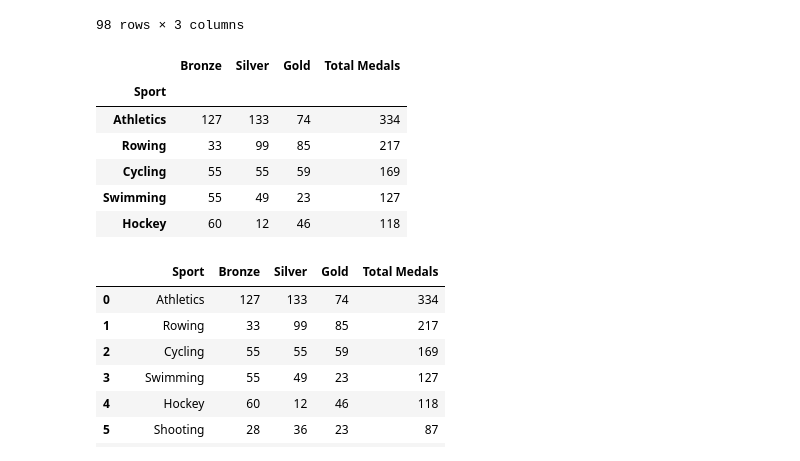
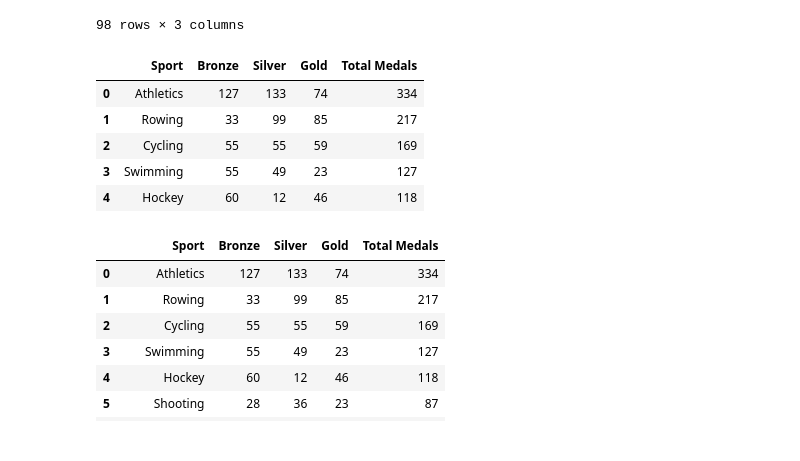
Before and after one commit to SCGlass/Databehandling_project_OS, a Jupyter notebook: Sam/Exercise_1.ipynb, the cells around one changed output. Cells and saved outputs as stored; diff of their text form; code cells hidden in the pictures.

```diff
--- a/Sam/Exercise_1.ipynb
+++ b/Sam/Exercise_1.ipynb
@@ -43,7 +45,10 @@ Email(SHA-256):  36e96648c5410d00a7da7206c01237139f950bed21d8c729aae019dbe07964e
 # %%
 # Lets try this now on our datafram with the names column
 
-df_events["Name_Hash"] = df_events["Name"].apply(
+df_events["Name_Hash"] = df_events["Name"].apply( # selecting the column in which will be anonymous
     lambda x:
-        hashlib.sha256(x.encode()).hexdigest()
-)
+        hashlib.sha256(x.encode()).hexdigest()) # applying hash sha 256
+df_events.pop("Name") # This removes the original name column
+move_column = df_events.pop("Name_Hash") # This creates a variable to save the new hashed name colum to
+df_events.insert(1, "Name_Hash", move_column)# this then moves the hashed column into the original place of the name
+df_events.head()
@@ -78,21 +90,21 @@ df_medals
 98 rows × 3 columns
 # %%
 # Sports that had the most medals
-df_medals= df_GB.loc[df_GB["Medal"].notna(),["Sport","Medal"]]
-df_medals = df_medals.groupby(["Sport","Medal"]).Medal.count().reset_index(name="Total")
-df_medals = df_medals.set_index(['Sport', 'Medal']).unstack('Medal', fill_value=0)
+df_medals= df_GB.loc[df_GB["Medal"].notna(),["Sport","Medal"]] # removing non values from medal column
+df_medals = df_medals.groupby(["Sport","Medal"]).Medal.count().reset_index(name="Total") # grouping sports, Then doing a medal count.
+df_medals = df_medals.set_index(['Sport', 'Medal']).unstack('Medal', fill_value=0) # un stacking the different types of medals to get each value
 df_medals.columns = df_medals.columns.droplevel(0) # Dropped the Total index column
-df_medals = df_medals.rename_axis(None,axis=1)
-df_medals["Total Medals"] = df_medals.sum(axis=1, numeric_only= True)
-df_medals = df_medals.reindex(columns=['Bronze','Silver','Gold','Total Medals'])
-df_medals.sort_values(by="Total Medals",ascending= False,inplace=True)
-df_medals.head() # take 1st to to plot
+df_medals = df_medals.rename_axis(None,axis=1) # removing extra axis
+df_medals["Total Medals"] = df_medals.sum(axis=1, numeric_only= True) # adding in new column with the sum of all the medals
+df_medals = df_medals.reindex(columns=['Bronze','Silver','Gold','Total Medals']) # Reordering the columns
+df_medals.sort_values(by="Total Medals",ascending= False,inplace=True) # sorted the medals by highest first
+df_medals.reset_index(inplace=True) # fixing the rows by removing the index
+df_medals.head()
 # %% [output]
-|  | Bronze | Silver | Gold | Total Medals |
-| Sport |  |  |  |  |
-| Athletics | 127 | 133 | 74 | 334 |
-| Rowing | 33 | 99 | 85 | 217 |
-| Cycling | 55 | 55 | 59 | 169 |
-| Swimming | 55 | 49 | 23 | 127 |
-| Hockey | 60 | 12 | 46 | 118 |
+|  | Sport | Bronze | Silver | Gold | Total Medals |
+| 0 | Athletics | 127 | 133 | 74 | 334 |
+| 1 | Rowing | 33 | 99 | 85 | 217 |
+| 2 | Cycling | 55 | 55 | 59 | 169 |
+| 3 | Swimming | 55 | 49 | 23 | 127 |
+| 4 | Hockey | 60 | 12 | 46 | 118 |
 # %%
```
Also changed, not shown: parts of 18 cells of this notebook.
